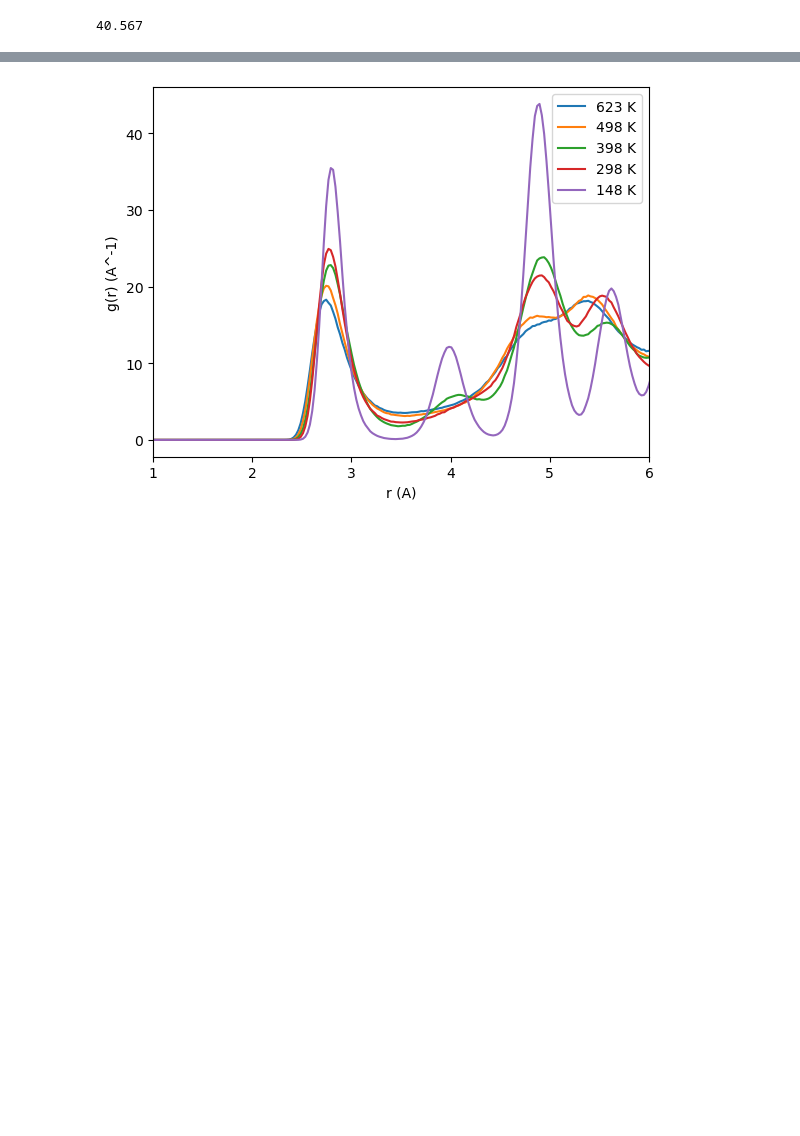
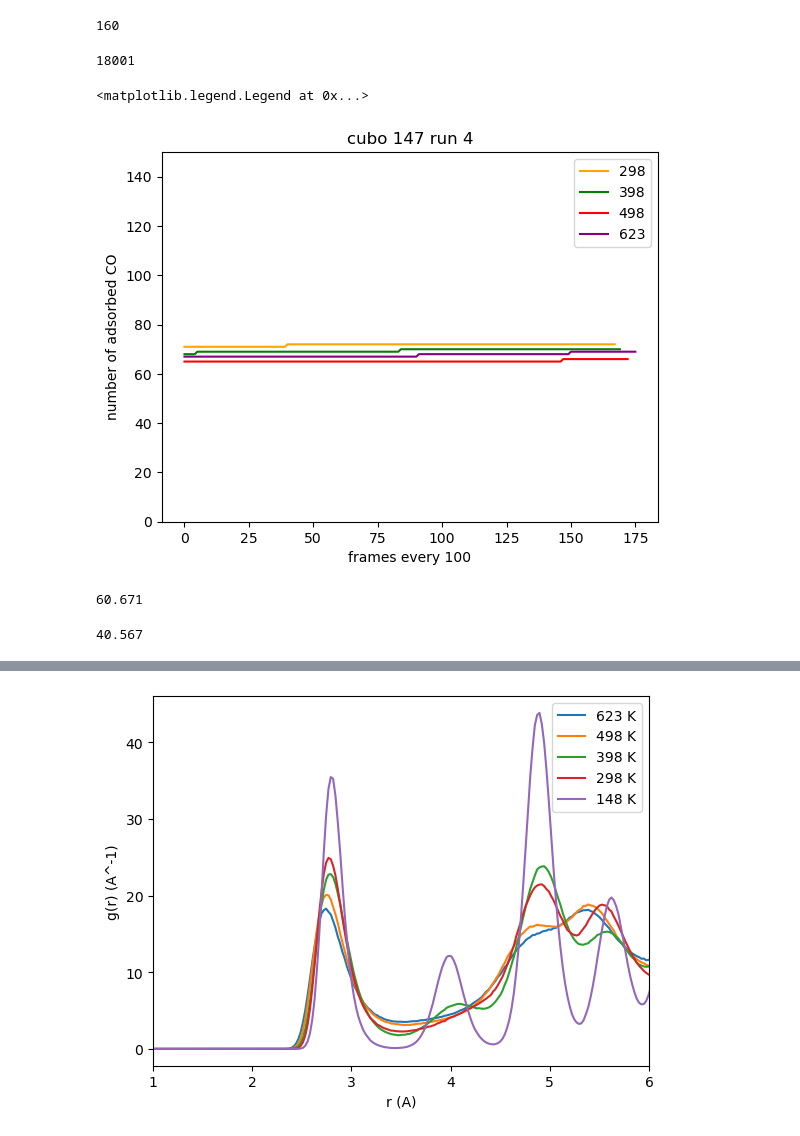
Before and after one commit to nmarcella/clusterOVITO, a Jupyter notebook: code/structural_analysis.ipynb, the cells around one changed output, grey strips where cells are left out. Cells and saved outputs as stored; diff of their text form; code cells hidden in the pictures; blank space fills up the shorter version.

```diff
--- a/code/structural_analysis.ipynb
+++ b/code/structural_analysis.ipynb
@@ -259,7 +259,7 @@ data = test_pl.data
 ###########################################
 
 traj_dir = '/mnt/a/MD_Trajectories/PtCO/NPs/'
-traj_name = "Pt309_cuboct_623K.all.bin"
+traj_name = "Pt309_cuboct_148K.all.bin"
 
 #p_name = "Pt309_cuboct_498K"
 #input_dir = "/mnt/a/MD_Trajectories/PtCO/NPs/Inputs/"
@@ -277,9 +277,68 @@ test_pl.run()
 
 data = test_pl.data
 n_atoms = test_pl.n_atoms_list
+# %%
+len(range(0,16000,100))
+# %% [output]
+160
+# %%
+cluster_dict = {}
+#for i in ["148", "298", "398", "498", "623"]:
+for i in ["298", "398", "498", "623"]:
+
+    ###########################################
+
+    traj_dir = '/mnt/a/MD_Trajectories/PtCO/NPs/continued/cubo_147/'
+    traj_name = f"Pt147_cuboct_{i}K_4.all.bin"
+
+    #p_name = "Pt309_cuboct_498K"
+    #input_dir = "/mnt/a/MD_Trajectories/PtCO/NPs/Inputs/"
+    #input_dir = "/mnt/sdcc/sdcc+u/nmarcella/MD_EXAFS_inputs/231228/"
+
+    #pipeline.source.num_frames
+    ###########################################
+
+    traj_path = traj_dir + traj_name
+
+    pipeline = import_file(traj_path)
+
+    test_pl = MD_EXAFS_Analysis_Pipeline_PtCO(pipeline, file_params={"framerange": range(0,pipeline.source.num_frames,100),"atoms":{"Pt":1, "C":2, "O":3}, "cutoff":3}, custom_analysis_func=find_adsorbed_CO)
+    #test_pl = MD_EXAFS_Binary_Pipeline_General(pipeline, file_params={"framerange": range(15999,16000),"atoms":{"Pt":1}, "cutoff":3})
+    test_pl.run()
+
+    data = test_pl.data
+    n_atoms = test_pl.n_atoms_list
+
+    n_atoms = np.array(n_atoms)
+    n_co = np.mean(n_atoms[:,1])
+
+    cluster_dict[i] = n_atoms[:,1]
+# %%
+pipeline.source.num_frames
+# %% [output]
+18001
+# %%
+colors = {"148":"blue", "298":"orange","398":"green", "498":"red", "623":"purple"}
+#for i in ["148", "298", "398", "498", "623"]:
+for i in ["298", "398", "498", "623"]:
+    plt.plot(cluster_dict[i], label=i, color=colors[i])
+plt.title("cubo 147 run 4")
+plt.ylabel("number of adsorbed CO")
+plt.xlabel("frames every 100")
+plt.ylim(0,150)
+plt.legend()
+# %% [output]
+<matplotlib.legend.Legend at 0x...>
+[figure, added]
 # %%
 n_atoms = np.array(n_atoms)
 n_co = np.mean(n_atoms[:,1])
 print(n_co)
 # %% [output]
-40.567
+60.671
+# %%
+n_atoms = np.array(n_atoms)
+n_co = np.mean(n_atoms[:,1])
+print(n_co)
+# %% [output]
+40.567
```
Also changed, not shown: parts of 2 cells of this notebook, 2 other files.
